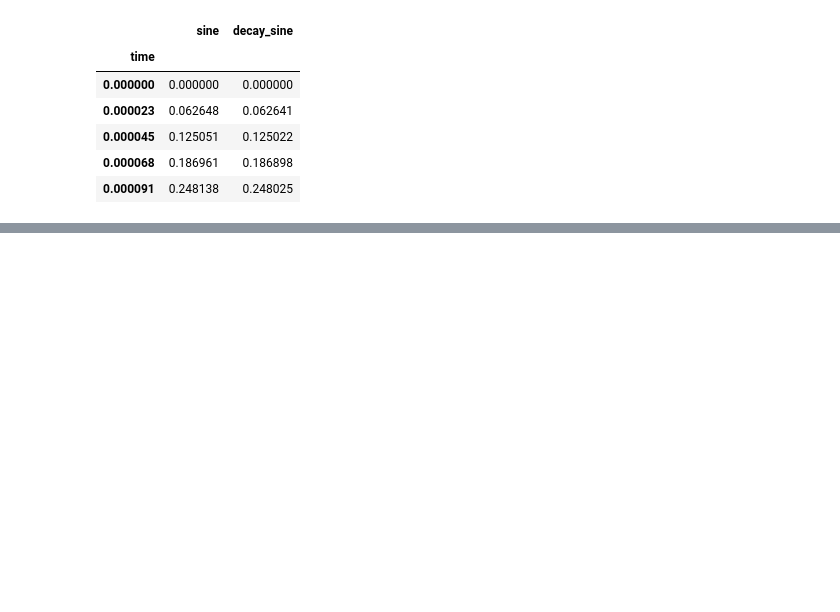
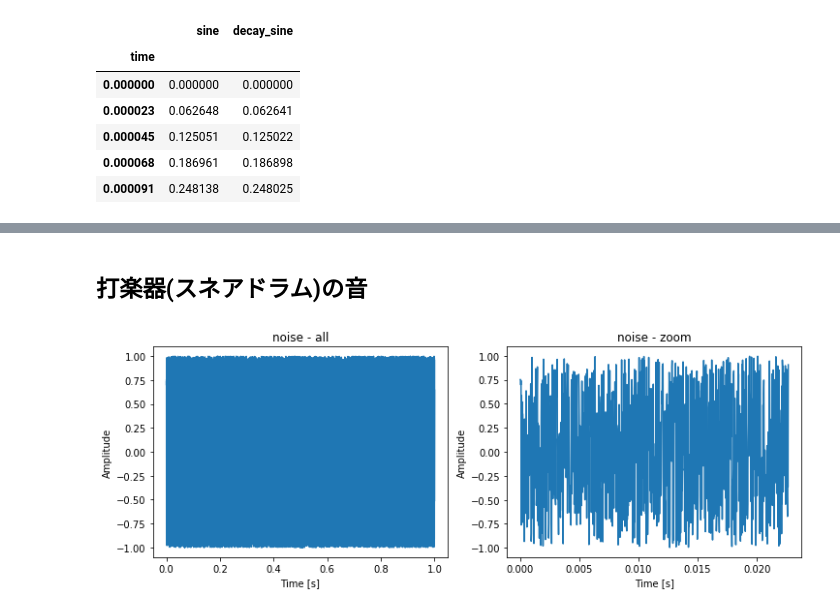
Before and after one commit to kargenk/sound_processing_practice, a Jupyter notebook: sine_wave.ipynb, the cells around one changed output, grey strips where cells are left out. Saved outputs shown, nothing was run; the diff lists cells and outputs as text; code cells hidden in the pictures; blank space fills up the shorter version.

Commit message:
[add] noise and snare sound

```diff
--- a/sine_wave.ipynb
+++ b/sine_wave.ipynb
@@ -106,3 +109,28 @@ display.Audio(generated['decay_sine'], rate=fs)
 # %% [output]
 [figure]
 [interactive output not drawn]
+# %% [markdown]
+## 打楽器(スネアドラム)の音
+# %%
+generated['noise'] = np.random.uniform(low=-1, high=1, size=generated.index.shape)
+wave = (generated['noise'] * float(2 ** 15 - 1)).astype(np.int16)  # 値域を16bitにする
+wavfile.write('./src/noise.wav', fs, wave)
+
+# プロット
+plt.figure(figsize=(12, 4))
+plt.subplot(121)
+plt.plot(generated.index, generated['noise'])
+plt.xlabel('Time [s]')
+plt.ylabel('Amplitude')
+plt.title('noise - all')
+
+plt.subplot(122)
+plt.plot(generated.index[:1000], generated['noise'].iloc[:1000])
+plt.xlabel('Time [s]')
+plt.ylabel('Amplitude')
+plt.title('noise - zoom')
+plt.show()
+
+display.Audio(generated['noise'], rate=fs)
+# %% [output]
+[figure, added]
```
Also changed, not shown: parts of 5 cells of this notebook.
